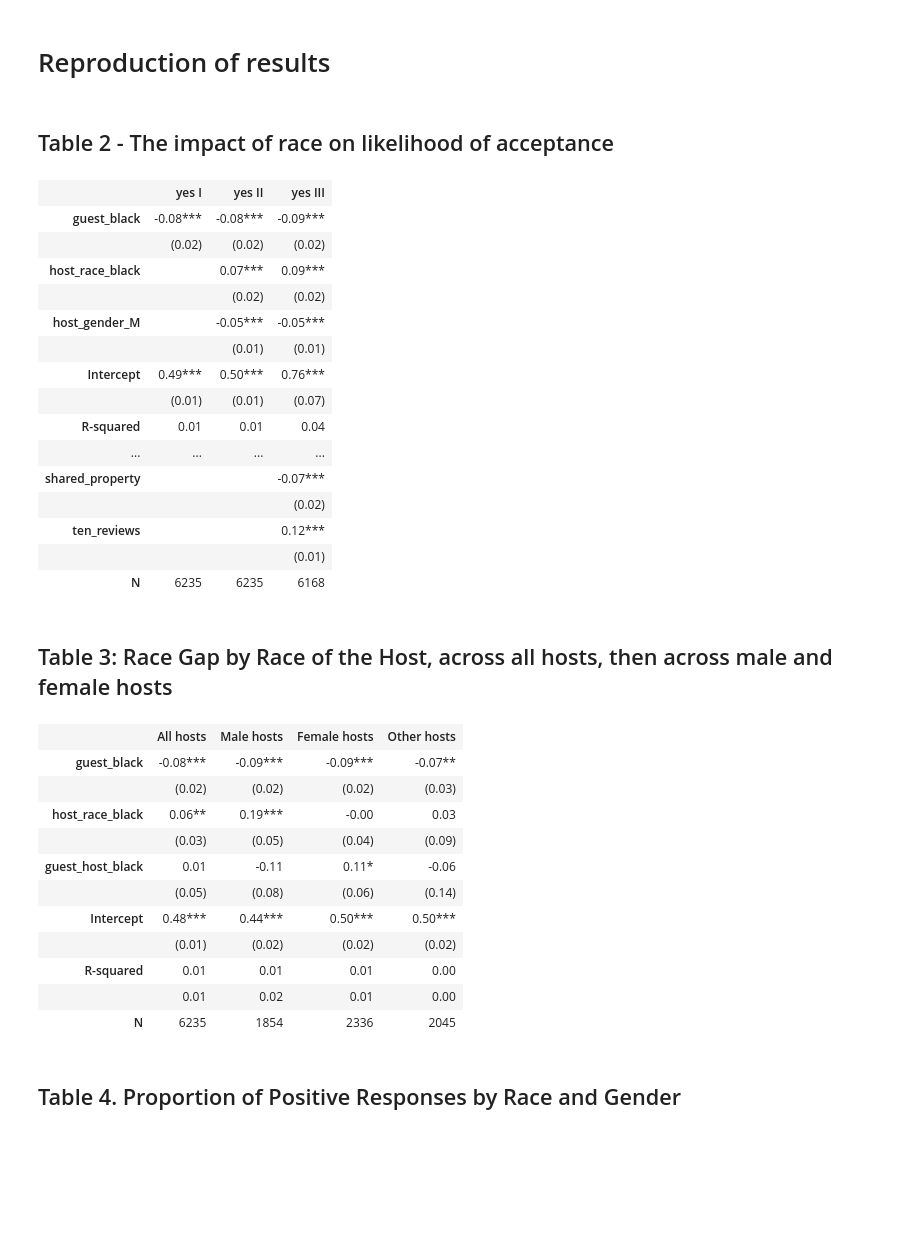
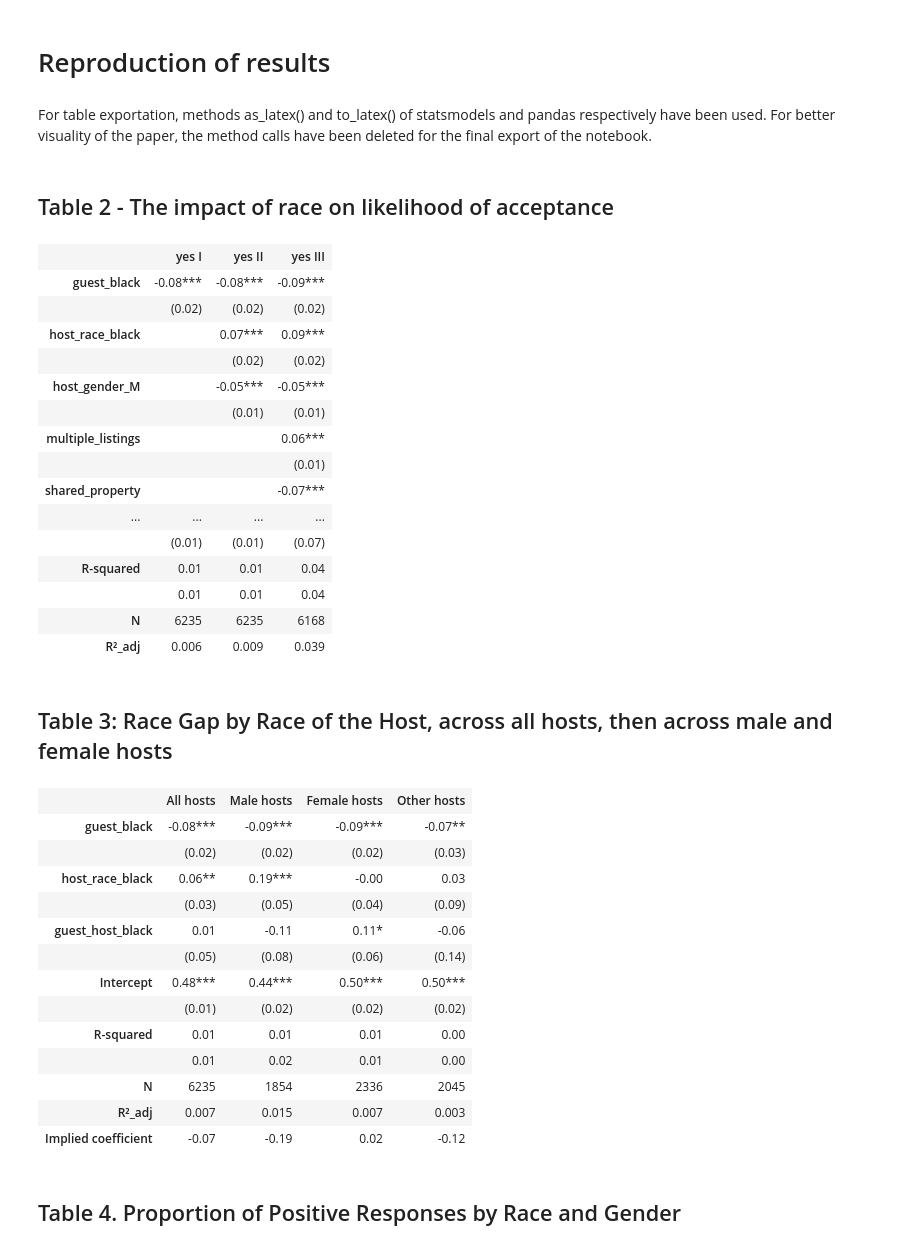
Before and after one commit to fmssn/airbnbdiscrimination, a Jupyter notebook: AirBnb.ipynb, the cells around one changed output. Drawn from its saved outputs; the diff is of its cells as text; code cells hidden in the pictures; blank space fills up the shorter version.

Commit message:
Reduce notebook and tables to what can be covered in the report.

```diff
--- a/AirBnb.ipynb
+++ b/AirBnb.ipynb
@@ -13,41 +13,43 @@ from statsmodels.iolib.summary2 import summary_col
 df = pd.io.stata.read_stata('20160213_data/finished_do.dta')
 # %% [markdown]
 # Reproduction of results #
+# %% [markdown]
+For table exportation, methods as_latex() and to_latex() of statsmodels and pandas respectively have been used. For better visuality of the paper, the method calls have been deleted for the final export of the notebook.
 # %% [markdown]
 ## Table 2 - The impact of race on likelihood of acceptance ##
 # %%
 df_model = df[['yes','guest_black','name_by_city', 'host_gender_M', 'host_race_black']].dropna()
 df_model3 = df[['yes','guest_black','name_by_city', 'host_gender_M', 'host_race_black', 'multiple_listings', 'shared_property', 'ten_reviews', 'log_price']].dropna()
 
 model = smf.ols('yes ~ guest_black', data=df_model)
 result1 = model.fit(cov_type='cluster', cov_kwds={'groups': df_model['name_by_city']})
 
 model = smf.ols('yes ~ guest_black + host_race_black + host_gender_M', data=df_model)
 result2 = model.fit(cov_type='cluster', cov_kwds={'groups': df_model['name_by_city']})
 
 model = smf.ols('yes ~ guest_black + host_race_black + host_gender_M + multiple_listings + shared_property + ten_reviews + log_price', data=df_model3)
 result3 = model.fit(cov_type='cluster', cov_kwds={'groups': df_model3['name_by_city']})
 
 
-tble = summary_col([result1, result2, result3], stars=True, float_format='%.2f', regressor_order=['guest_black', 'host_race_black', 'host_gender_M'], info_dict={'N':lambda x: "{0:d}".format(int(x.nobs))})
+tble = summary_col([result1, result2, result3], stars=True, float_format='%.2f', regressor_order=['guest_black', 'host_race_black', 'host_gender_M', 'multiple_listings', 'shared_property', 'ten_reviews', 'log_price', 'Intercept'], info_dict={'N':lambda x: "{0:d}".format(int(x.nobs)), 'R²_adj':lambda x: "{0:.3f}".format(float(x.rsquared_adj))})
 tble
 # %% [output]
 |  | yes I | yes II | yes III |
 | guest_black | -0.08*** | -0.08*** | -0.09*** |
 |  | (0.02) | (0.02) | (0.02) |
 | host_race_black |  | 0.07*** | 0.09*** |
 |  |  | (0.02) | (0.02) |
 | host_gender_M |  | -0.05*** | -0.05*** |
 |  |  | (0.01) | (0.01) |
-| Intercept | 0.49*** | 0.50*** | 0.76*** |
+| multiple_listings |  |  | 0.06*** |
+|  |  |  | (0.01) |
+| shared_property |  |  | -0.07*** |
+| ... | ... | ... | ... |
 |  | (0.01) | (0.01) | (0.07) |
 | R-squared | 0.01 | 0.01 | 0.04 |
-| ... | ... | ... | ... |
-| shared_property |  |  | -0.07*** |
-|  |  |  | (0.02) |
-| ten_reviews |  |  | 0.12*** |
-|  |  |  | (0.01) |
+|  | 0.01 | 0.01 | 0.04 |
 | N | 6235 | 6235 | 6168 |
+| R²_adj | 0.006 | 0.009 | 0.039 |
 # %% [markdown]
 ## Table 3: Race Gap by Race of the Host, across all hosts, then across male and female hosts ##
 # %%
@@ -74,7 +76,8 @@ result4 = model.fit(cov_type='cluster', cov_kwds={'groups': df_model_gender['nam
 tble2 = summary_col([result1, result2, result3, result4], stars=True, float_format='%.2f',
                    regressor_order=['guest_black', 'host_race_black', 'guest_host_black'],
                    model_names=('All hosts', 'Male hosts', 'Female hosts', 'Other hosts'),
-                   info_dict={'N':lambda x: "{0:d}".format(int(x.nobs))})
+                   info_dict={'N':lambda x: "{0:d}".format(int(x.nobs)), 'R²_adj':lambda x: "{0:.3f}".format(float(x.rsquared_adj)),
+                             'Implied coefficient':lambda x: "{0:.2f}".format(float(x.params['guest_black']+x.params['guest_host_black']))})
 tble2
 # %% [output]
 |  | All hosts | Male hosts | Female hosts | Other hosts |
@@ -89,6 +92,8 @@ tble2
 | R-squared | 0.01 | 0.01 | 0.01 | 0.00 |
 |  | 0.01 | 0.02 | 0.01 | 0.00 |
 | N | 6235 | 1854 | 2336 | 2045 |
+| R²_adj | 0.007 | 0.015 | 0.007 | 0.003 |
+| Implied coefficient | -0.07 | -0.19 | 0.02 | -0.12 |
 # %% [markdown]
 ## Table 4. Proportion of Positive Responses by Race and Gender ##
 # %%
```
Also changed, not shown: parts of 31 cells of this notebook.
